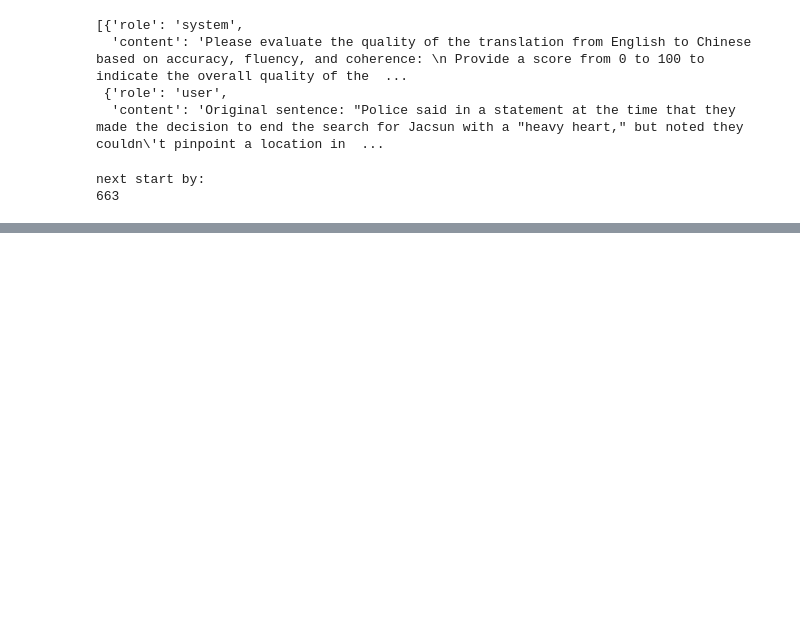
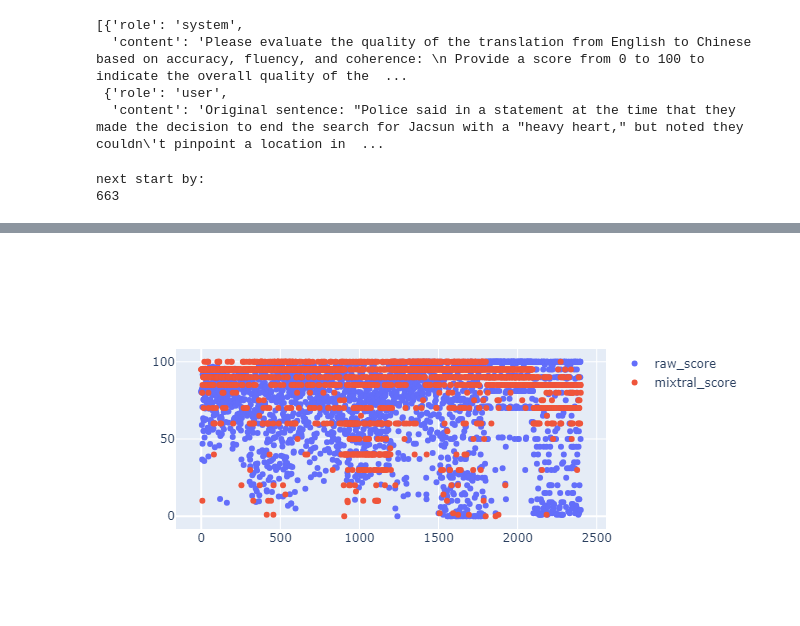
Before and after one commit to rubzip/Mistral_MT_Evaluation, a Jupyter notebook: src/Mixtral.ipynb, the cells around one changed output, grey strips where cells are left out. Cells and saved outputs as stored; diff of their text form; code cells hidden in the pictures; blank space fills up the shorter version.

```diff
--- a/src/Mixtral.ipynb
+++ b/src/Mixtral.ipynb
@@ -125,0 +149,3 @@ df_gemma = recover_all_files("../data/gemma")
+# %%
+df_mixtral["mixtral_score"] = df_mixtral["score"].map(get_score)
+df_mixtral
@@ -125,0 +166,3 @@ df_gemma = recover_all_files("../data/gemma")
+# %%
+df = pd.read_csv("../data/translations.csv")
+df.head()
@@ -125,0 +176,3 @@ df_gemma = recover_all_files("../data/gemma")
+# %%
+results = df.join(df_mixtral, rsuffix="_")
+results.head()
@@ -125,0 +186,3 @@ df_gemma = recover_all_files("../data/gemma")
+# %%
+results = results[results["mixtral_score"]<=100]
+results
@@ -125,0 +222,16 @@ df_gemma = recover_all_files("../data/gemma")
+# %%
+fig = make_subplots(rows=1, cols=1)
+
+fig.add_trace(
+    go.Scatter(x=results.index, y=results.raw, mode="markers", name="raw_score"), row=1, col=1
+)
+
+fig.add_trace(
+    go.Scatter(x=results.index, y=results.mixtral_score, mode="markers", name="mixtral_score"),
+    row=1,
+    col=1,
+)
+
+fig.show()
+# %% [output]
+[figure, added]
```
Also changed, not shown: parts of 12 cells of this notebook, 3 other files.
